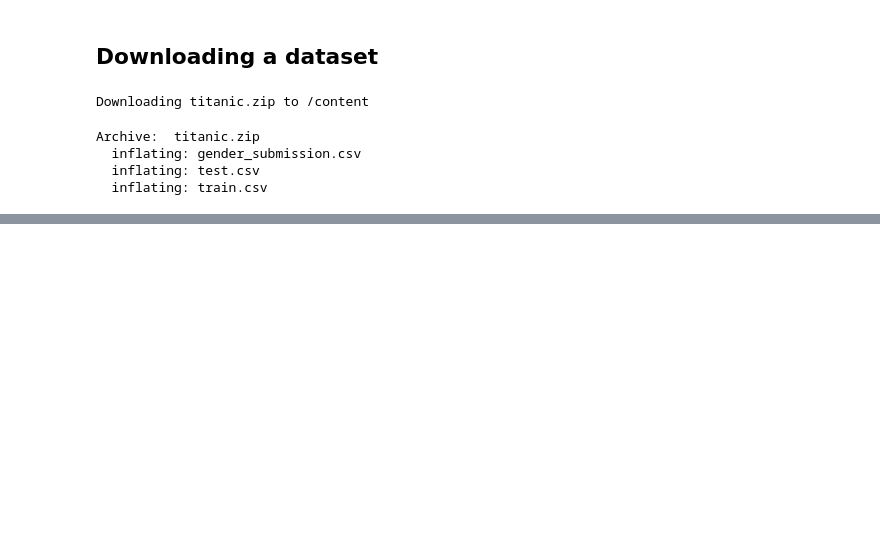
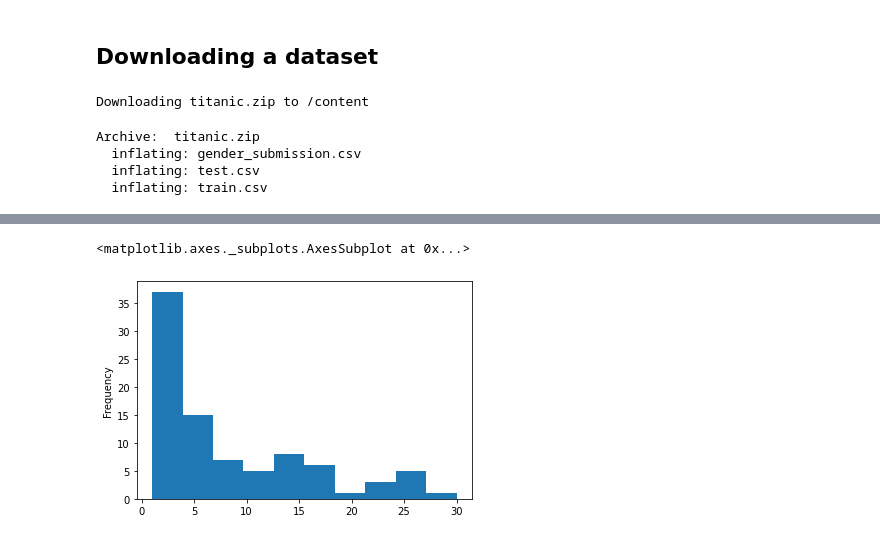
Before and after one commit to katsuba-mikhail/learn-kaggle, a Jupyter notebook: Kaggle_Titanic.ipynb, the cells around one changed output, grey strips where cells are left out. Cells and saved outputs as stored; diff of their text form; code cells hidden in the pictures; blank space fills up the shorter version.

```diff
--- a/Kaggle_Titanic.ipynb
+++ b/Kaggle_Titanic.ipynb
@@ -101,0 +239,12 @@ test_df.head()
+# %%
+(
+    train_df
+      .groupby('Age')['Age']
+      .count()
+    #  .sort_values(ascending=True)
+      #.sort_index(ascending=False)
+      .plot(kind='hist')
+)
+# %% [output]
+<matplotlib.axes._subplots.AxesSubplot at 0x...>
+[figure, added]
```
Also changed, not shown: parts of 12 cells of this notebook.
